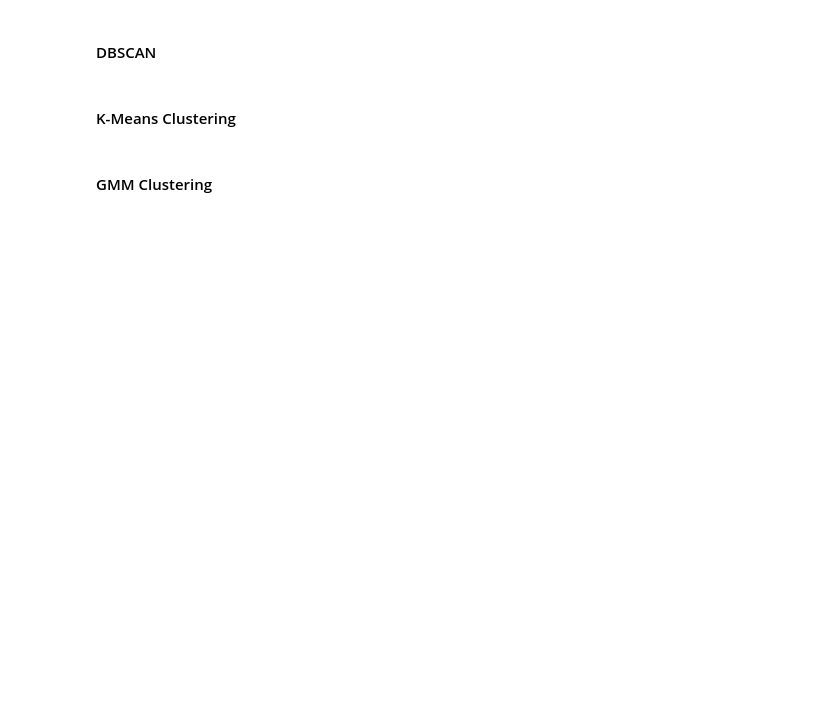
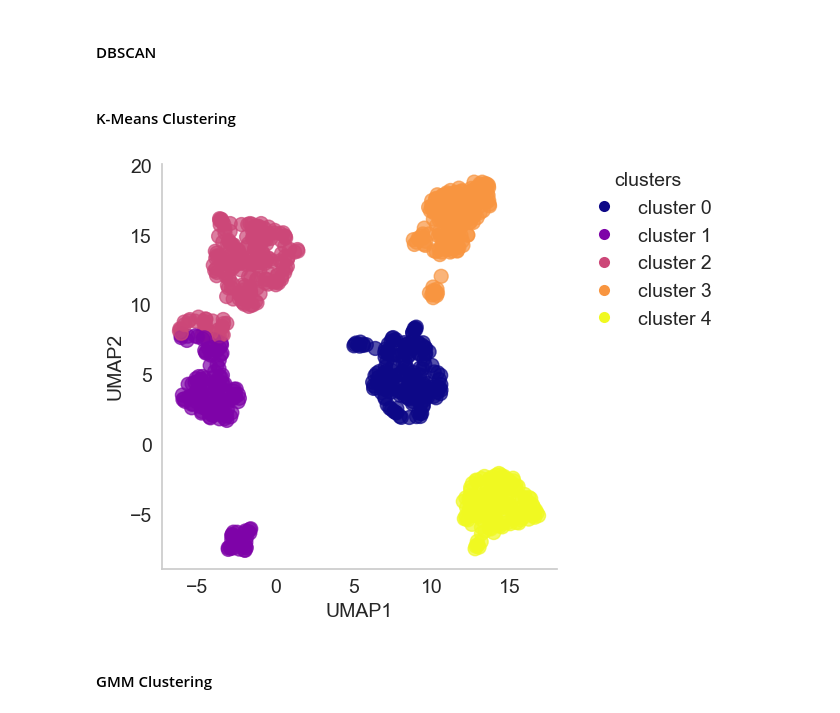
Before and after one commit to SigmanGroup/chemical_space_and_clustering, a Jupyter notebook: chemical_space_and_clustering.ipynb, the cells around one changed output. Drawn from its saved outputs; the diff is of its cells as text; code cells hidden in the pictures; blank space fills up the shorter version.

```diff
--- a/chemical_space_and_clustering.ipynb
+++ b/chemical_space_and_clustering.ipynb
@@ -554,7 +573,7 @@ dbscan_plot = cf.cluster_plots(df = dbscan_clusters_df, x=X_coordinate_column, c
 # %%
 #number of clusters should be selected using one of the algorithms above!
 # please do not use this with UMAP
-n_clusters = 6
+n_clusters = 5
 
 export_to_excel = False #if you want to save as an excel file, set to True
 save_plot_as_png = False #if you want to save as a png file, set to True
@@ -564,33 +583,35 @@ plot_file_name = 'dbscan_clusters_plot.png'
 #### --- Choose plot parameters --- ###
 alpha = 0.7 #transparency of points, 0 is transparent, 1 is opaque
 edge_color = None
 cluster_color_map = 'plasma'
 marker = 'o' #point shape
 size = 100 #point size
 ax_font_size = 14
 title_font_size = 16
 plot_title = None
 fig_size = (5,5)
 
 #If you want to plot subsets of data points in ADDITION to HDBSCAN clusters (i.e. by type)
 subgroup = False #set to True if you want to plot subsets
 subgroup_column_name = 'type' #if subgroup is True, provide column name for subsets else None
 subgroup_marker = 'D' #marker shape for subgroup points
 subgroup_plot_dict = {'tested': 'plot', 'untested': 'skip'}
 subgroup_palette = None #color palette or None if you want to use default
 
 #_______________________________________________________________________________
                         #shouldn't need to adjust below here
 #_______________________________________________________________________________
 kmeans_clusters, kmeans_clusters_df = cf.kmeans_clustering(df, X_coordinate_column, Y_coordinate_column,
                                       random_state, n_clusters)
 
 kmeans_plot = cf.cluster_plots(df = kmeans_clusters_df, x=X_coordinate_column, y= Y_coordinate_column, cluster_column='cluster', cluster_color_map=cluster_color_map,
                             xlabel=X_coordinate_column, ylabel=Y_coordinate_column,marker_size = size , marker_color = color, alpha=alpha,
                             marker=marker, marker_edge_color=edge_color,title = plot_title, save_plot=save_plot_as_png,plot_filename=plot_file_name,
                             fontsize=ax_font_size, title_fontsize=title_font_size, subgroup=subgroup, subgroup_column_name=subgroup_column_name,
                             subgroup_palette=subgroup_palette, size_col_name=size_col_name, fig_size=fig_size, subgroup_plot_dict=subgroup_plot_dict,
                             subgroup_marker=subgroup_marker)
+# %% [output]
+[figure, added]
 # %% [markdown]
 #### GMM Clustering
 # %%
```
Also changed, not shown: parts of 9 cells of this notebook, 1 other file.
